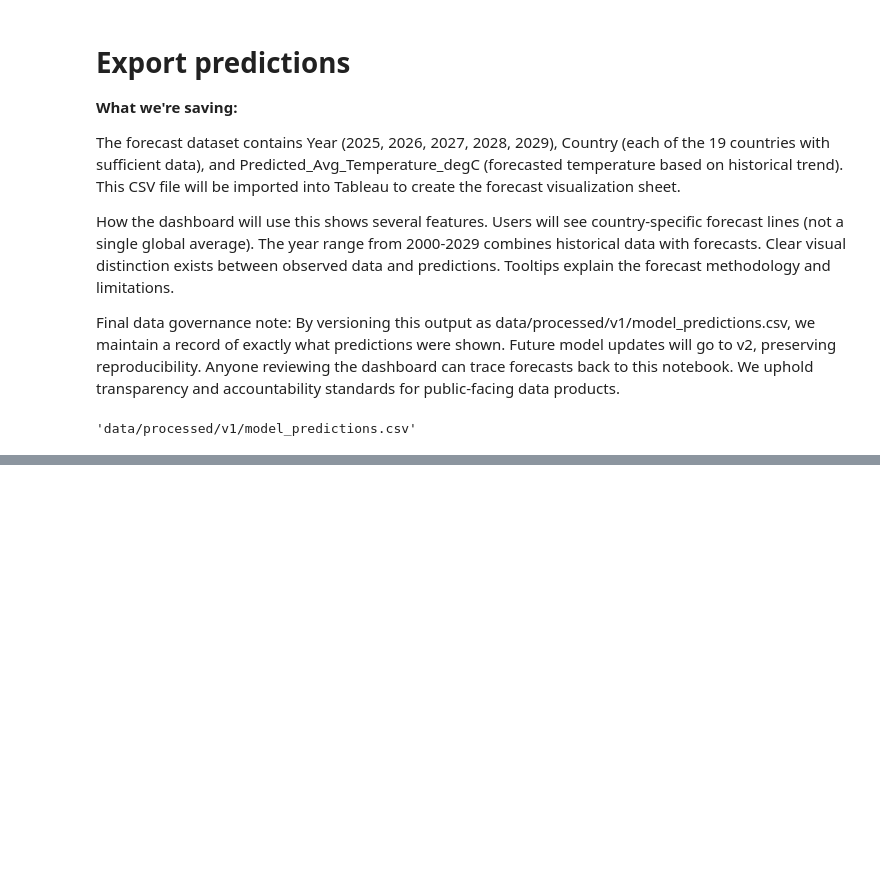
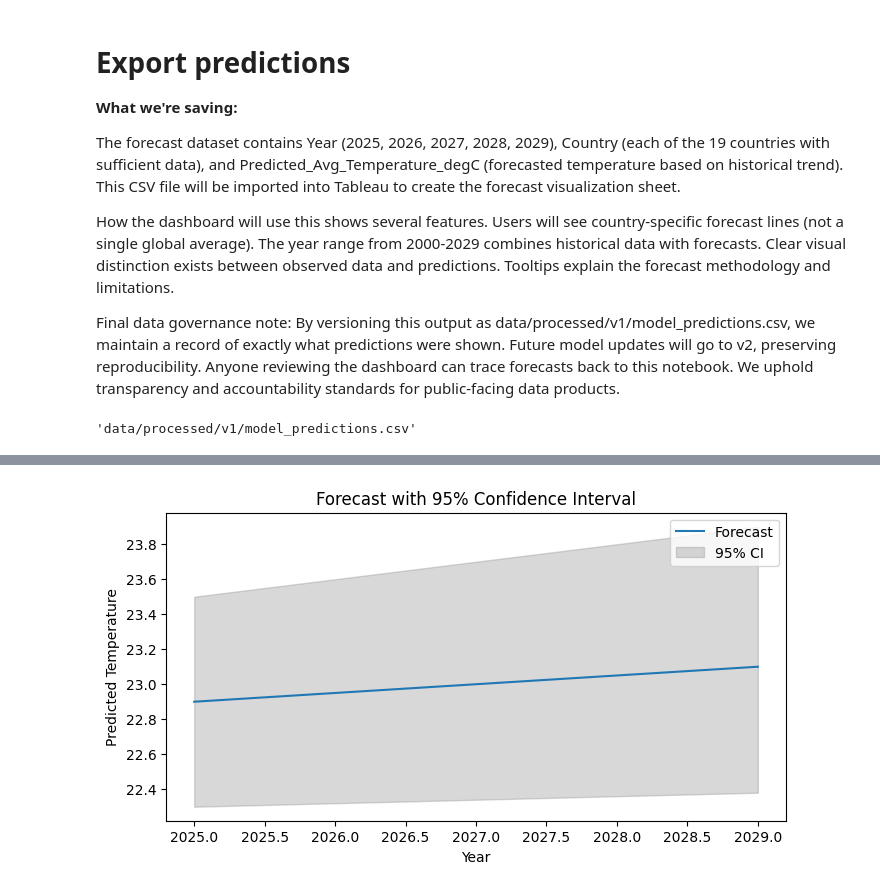
Before and after one commit to sergionzeutcho-rgb/global_env_trend, a Jupyter notebook: jupyter_notebooks/04_predictive_modeling.ipynb, the cells around one changed output, grey strips where cells are left out. Drawn from its saved outputs; the diff is of its cells as text; code cells hidden in the pictures; blank space fills up the shorter version.

```diff
--- a/jupyter_notebooks/04_predictive_modeling.ipynb
+++ b/jupyter_notebooks/04_predictive_modeling.ipynb
@@ -180,0 +188,35 @@ preds_path
+# %%
+import numpy as np
+import matplotlib.pyplot as plt
+from sklearn.linear_model import LinearRegression
+from sklearn.utils import resample
+
+# Example: Calculate 95% confidence intervals for predictions
+# (Assume X_train, y_train, X_forecast are already defined)
+
+model = LinearRegression()
+model.fit(X_train, y_train)
+y_pred = model.predict(X_forecast)
+
+# Bootstrap resampling for confidence intervals
+n_bootstraps = 1000
+boot_preds = np.zeros((n_bootstraps, len(X_forecast)))
+for i in range(n_bootstraps):
+    X_res, y_res = resample(X_train, y_train)
+    model.fit(X_res, y_res)
+    boot_preds[i] = model.predict(X_forecast)
+
+lower = np.percentile(boot_preds, 2.5, axis=0)
+upper = np.percentile(boot_preds, 97.5, axis=0)
+
+# Plot forecast with confidence intervals
+plt.figure(figsize=(8, 4))
+plt.plot(X_forecast[:, 0], y_pred, label='Forecast')
+plt.fill_between(X_forecast[:, 0], lower, upper, color='gray', alpha=0.3, label='95% CI')
+plt.xlabel('Year')
+plt.ylabel('Predicted Temperature')
+plt.title('Forecast with 95% Confidence Interval')
+plt.legend()
+plt.show()
+# %% [output]
+[figure, added]
```
Also changed, not shown: parts of 10 cells of this notebook, 6 other files.
